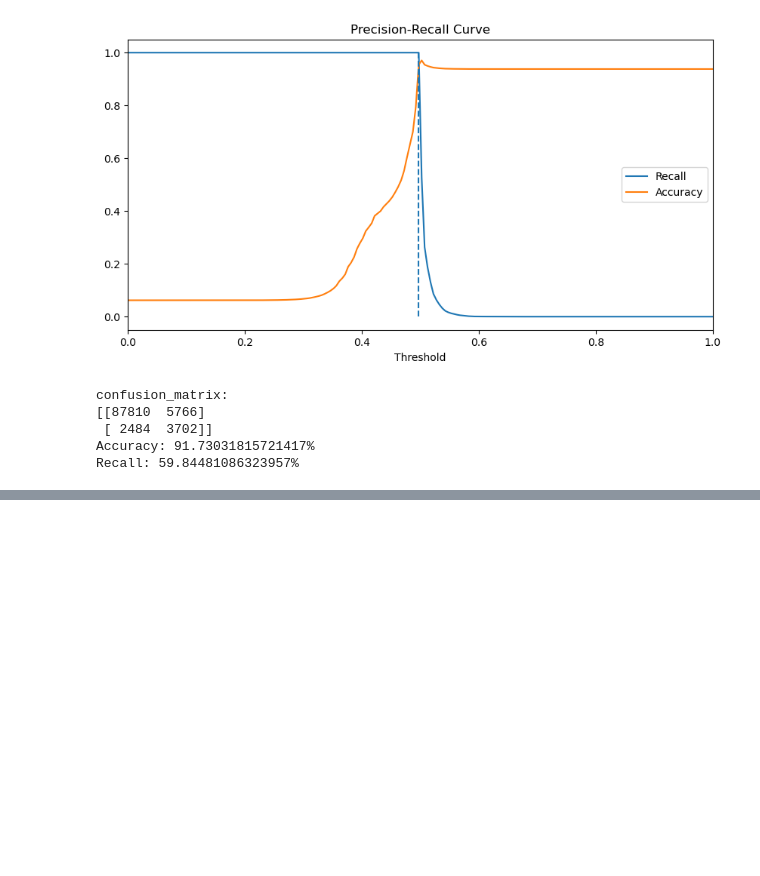
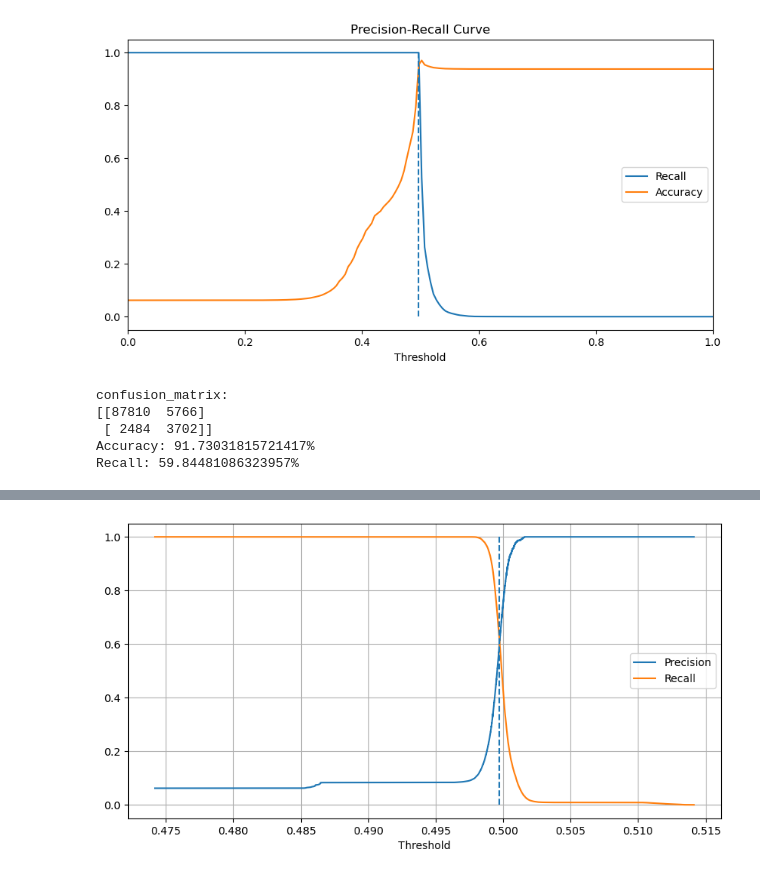
Before and after one commit to jprette/STAT-303-3, a Jupyter notebook: Code/AdaboostModel.ipynb, the cells around one changed output, grey strips where cells are left out. Cells and saved outputs as stored; diff of their text form; code cells hidden in the pictures; blank space fills up the shorter version.

```diff
--- a/Code/AdaboostModel.ipynb
+++ b/Code/AdaboostModel.ipynb
@@ -170,0 +214,22 @@ Recall: 59.84481086323957%
+# %%
+from sklearn.model_selection import RandomizedSearchCV
+from sklearn.tree import DecisionTreeClassifier
+
+# Tune all the parameters except for n_estimators
+
+param_dist = {'learning_rate': [0.01, 0.05, 0.1, 0.3, 0.5, 1],
+                'n_estimators': [100, 200, 300, 400, 500, 600, 700, 800, 900, 1000],
+                'estimator__max_depth': [1, 2],
+                'estimator__min_samples_split': [2, 4, 6, 8],
+                'estimator__min_samples_leaf': [1, 2, 4, 6, 8],
+                'estimator': [DecisionTreeClassifier()],
+                'estimator__max_leaf_nodes': [3,5,10]
+                }
+
+ada = AdaBoostClassifier(random_state=42)
+
+ada_cv = RandomizedSearchCV(ada, param_dist, cv=2, scoring='roc_auc', n_iter=30, random_state=7, verbose=2, n_jobs=-1)
+
+ada_cv.fit(X, y)
+
+ada_cv.best_params_
@@ -170,0 +261,17 @@ Recall: 59.84481086323957%
+# %%
+ada_model_v3 = AdaBoostClassifier(n_estimators=800,
+                                  learning_rate=1,
+                                  estimator=DecisionTreeClassifier(max_depth=1,
+                                                                   min_samples_leaf=4,
+                                                                   min_samples_split=2,
+                                                                   max_leaf_nodes=3,
+                                                                     random_state=42),
+                                    random_state=7)
+
+ada_model_v3.fit(X, y)
+
+ada_model_v3_proba_train = ada_model_v3.predict_proba(X)[:, 1]
+
+threshold_4 = find_threshold(ada_model_v3_proba_train, y)
+# %% [output]
+[figure, added]
```
Also changed, not shown: parts of 20 cells of this notebook, 2 other files.
